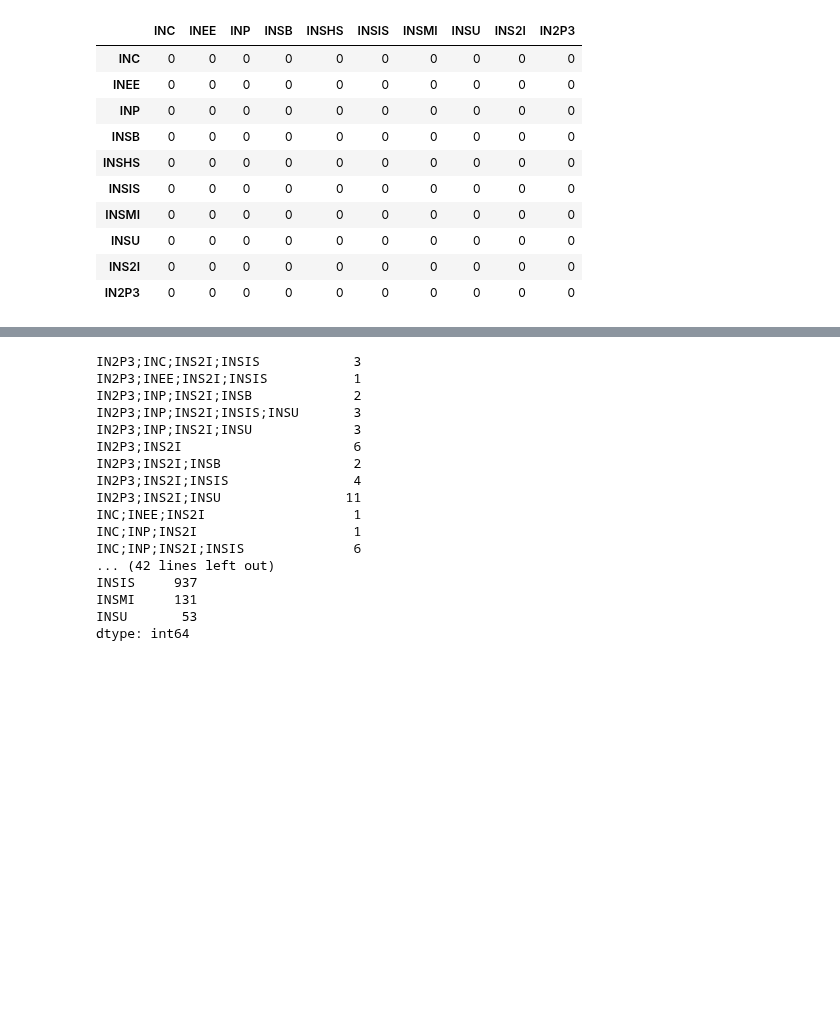
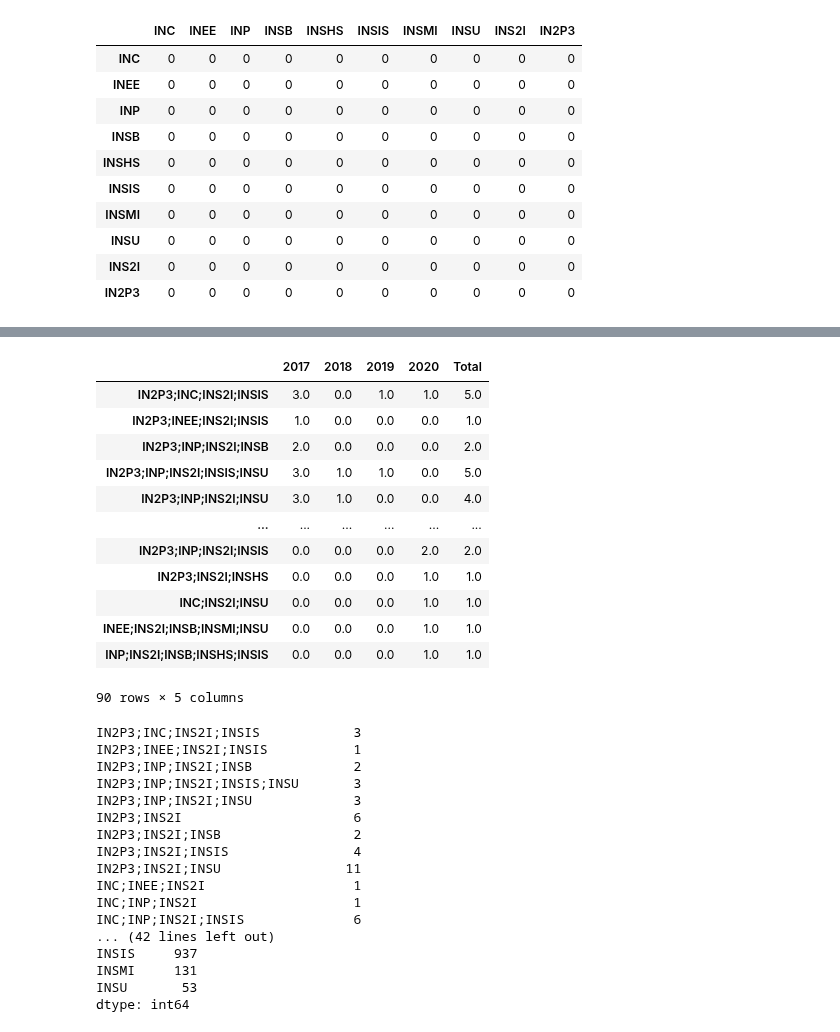
Before and after one commit to pbellot/HALPublications, a Jupyter notebook: WOS_Lodex.ipynb, the cells around one changed output, grey strips where cells are left out. Saved outputs shown, nothing was run; the diff lists cells and outputs as text; code cells hidden in the pictures; blank space fills up the shorter version.

Commit message:
publis inter-instituts

```diff
--- a/WOS_Lodex.ipynb
+++ b/WOS_Lodex.ipynb
@@ -38,3 +38,19 @@ def analyseInstituts (nomFichier, nomColonne='SIG_INST__MultiInst'):
     dfDummiesInst = df[nomColonne].str.get_dummies(sep=';')
     sommeInstituts = dfDummiesInst.sum()
     return sommeCombinaison, sommeInstituts
+# %%
+for annee in range(anneeMin,anneeMax+1):
+    nomFichier = "WOS/Corpus WoS INS2I "+str(annee)+".csv"
+    if annee==2017:
+        a,b = analyseInstituts(nomFichier)
+        syntheseCombinaison = pd.DataFrame(a, columns=[2017], dtype=int)
+    else:
+        if annee==2018 :
+            a, b = analyseInstituts(nomFichier, 'CNRS - Institut')
+        else :
+            a, b = analyseInstituts(nomFichier, 'SIG_INST_MultiInst')
+        dfAux = pd.DataFrame(a, columns=[annee], dtype=int)
+        syntheseCombinaison = pd.concat([syntheseCombinaison,dfAux],axis=1)
+syntheseCombinaison.fillna(0, inplace=True)
+# %%
+syntheseCombinaison['Total']=syntheseCombinaison.sum(axis=1)
@@ -41,3 +72,19 @@ def analyseInstituts (nomFichier, nomColonne='SIG_INST__MultiInst'):
+# %%
+syntheseCombinaison
+# %% [output]
+|  | 2017 | 2018 | 2019 | 2020 | Total |
+| IN2P3;INC;INS2I;INSIS | 3.0 | 0.0 | 1.0 | 1.0 | 5.0 |
+| IN2P3;INEE;INS2I;INSIS | 1.0 | 0.0 | 0.0 | 0.0 | 1.0 |
+| IN2P3;INP;INS2I;INSB | 2.0 | 0.0 | 0.0 | 0.0 | 2.0 |
+| IN2P3;INP;INS2I;INSIS;INSU | 3.0 | 1.0 | 1.0 | 0.0 | 5.0 |
+| IN2P3;INP;INS2I;INSU | 3.0 | 1.0 | 0.0 | 0.0 | 4.0 |
+| ... | ... | ... | ... | ... | ... |
+| IN2P3;INP;INS2I;INSIS | 0.0 | 0.0 | 0.0 | 2.0 | 2.0 |
+| IN2P3;INS2I;INSHS | 0.0 | 0.0 | 0.0 | 1.0 | 1.0 |
+| INC;INS2I;INSU | 0.0 | 0.0 | 0.0 | 1.0 | 1.0 |
+| INEE;INS2I;INSB;INSMI;INSU | 0.0 | 0.0 | 0.0 | 1.0 | 1.0 |
+| INP;INS2I;INSB;INSHS;INSIS | 0.0 | 0.0 | 0.0 | 1.0 | 1.0 |
+90 rows × 5 columns
 # %%
 a, b = analyseInstituts("WOS/Corpus WoS INS2I 2017.csv")
 print(a)
```
Also changed, not shown: parts of 6 cells of this notebook.
